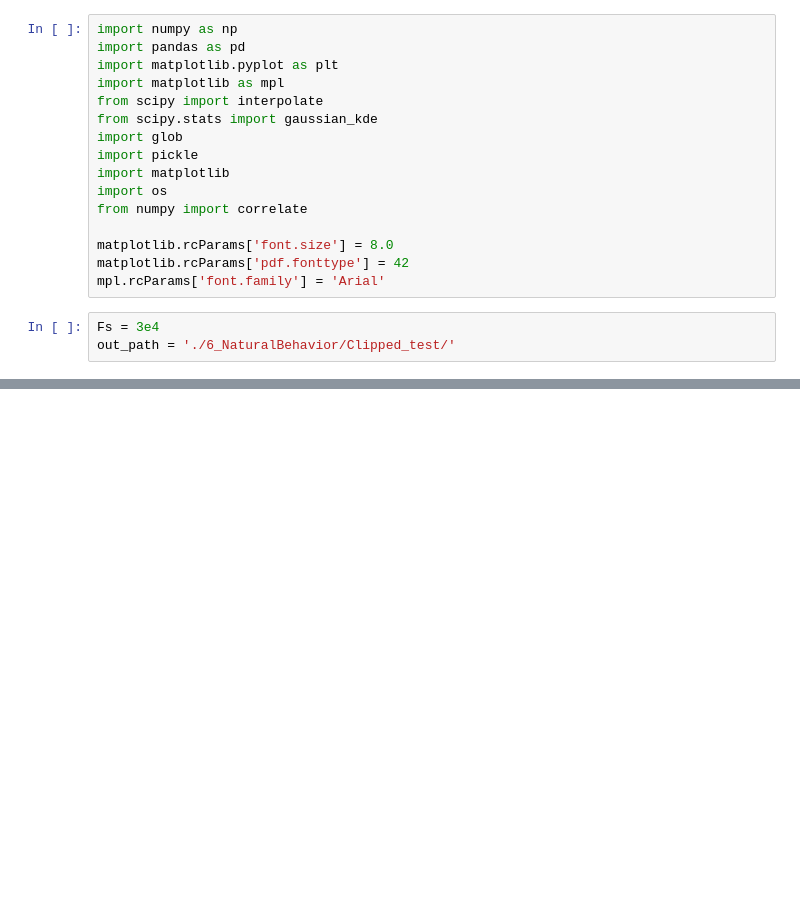
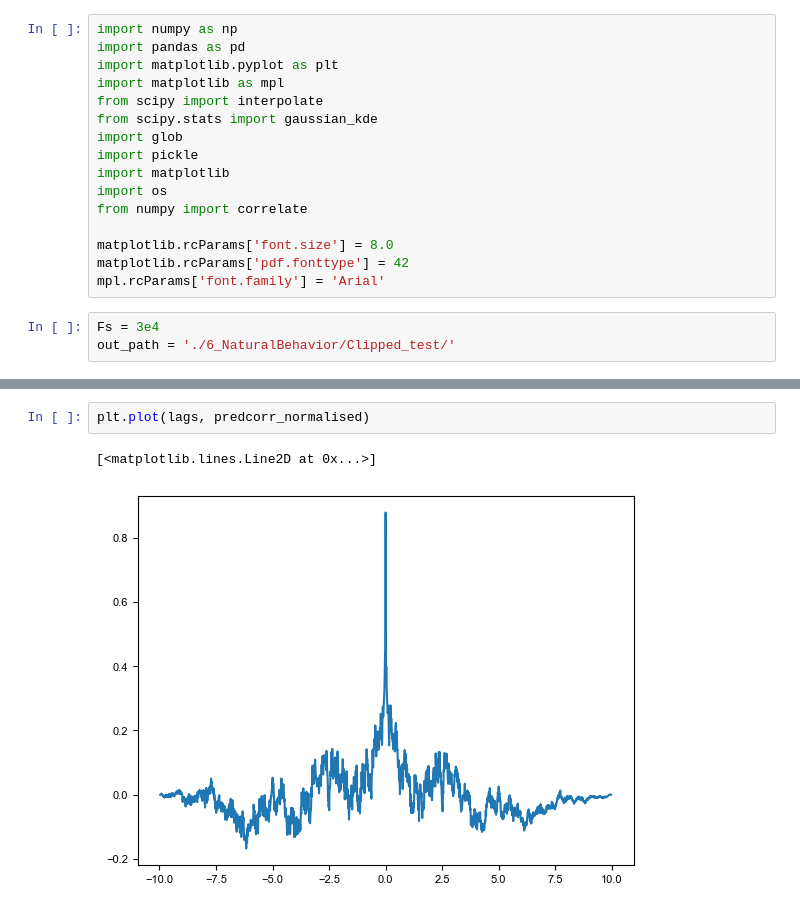
Before and after one commit to MeghnaAnand5/PiliferEphysAnalysis, a Jupyter notebook: 4d_CrossCorrelation.ipynb, the cells around one changed output, grey strips where cells are left out. Drawn from its saved outputs; the diff is of its cells as text; blank space fills up the shorter version.

```diff
--- a/4d_CrossCorrelation.ipynb
+++ b/4d_CrossCorrelation.ipynb
@@ -67,0 +83,5 @@ m30 unit1 MVm11: peak = -0.9665 at lag = 0.0022s
+# %%
+plt.plot(lags, predcorr_normalised)
+# %% [output]
+[<matplotlib.lines.Line2D at 0x...>]
+[figure, added]
```
Also changed, not shown: parts of 10 cells of this notebook.
